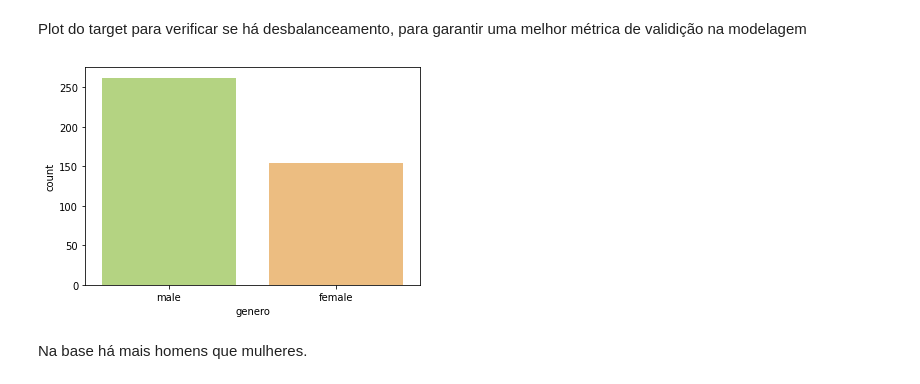
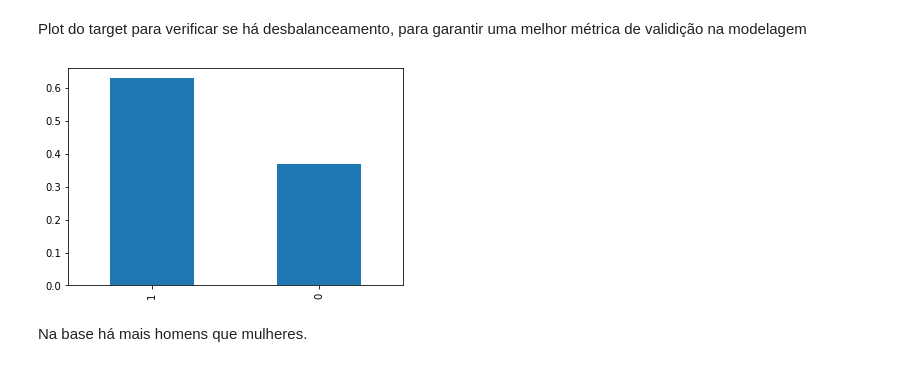
Before and after one commit to grazimelo/case-sbf, a Jupyter notebook: notebooks/2_eda.ipynb, the cells around one changed output. Cells and saved outputs as stored; diff of their text form; code cells hidden in the pictures.

```diff
--- a/notebooks/2_eda.ipynb
+++ b/notebooks/2_eda.ipynb
@@ -72,4 +77,4 @@ variaveis_numericas = todas_as_variaveis - variaveis_categoricas
 # %%
 #Plot da distribuição da variável target.
-sns.countplot(x=df_train['target'], data=df_train, palette="RdYlGn_r")
-plt.show()
+df_train['target'] = df_train['target'].map({'positive': 1, 'negative': 0})
+df_train['genero'] = df_train['genero'].map({'female':0, 'male': 1})
@@ -78,10 +86,11 @@ plt.show()
 # %% [markdown]
 Plot do target para verificar se há desbalanceamento, para garantir uma melhor métrica de validição na modelagem
 # %%
-sns.countplot(x="genero", data=df_train,palette="RdYlGn_r")
+df_train['genero'].value_counts(normalize=True).plot.bar()
+#sns.countplot(x="genero", data=df_train,palette="RdYlGn_r")
 plt.show()
 # %% [output]
-[figure, old version]
+[figure, new version]
 # %% [markdown]
 Na base há mais homens que mulheres.
 # %%
```
Also changed, not shown: parts of 11 cells of this notebook, 3 other files.
